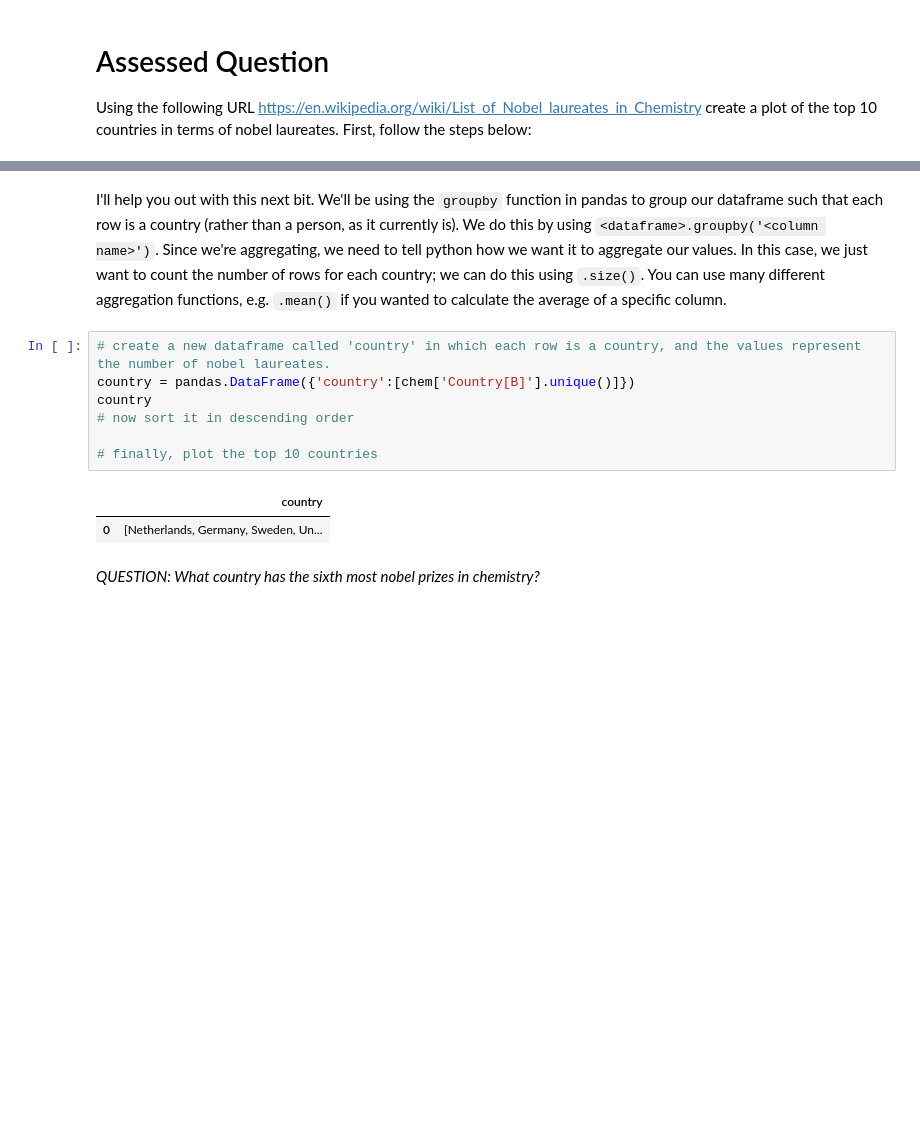
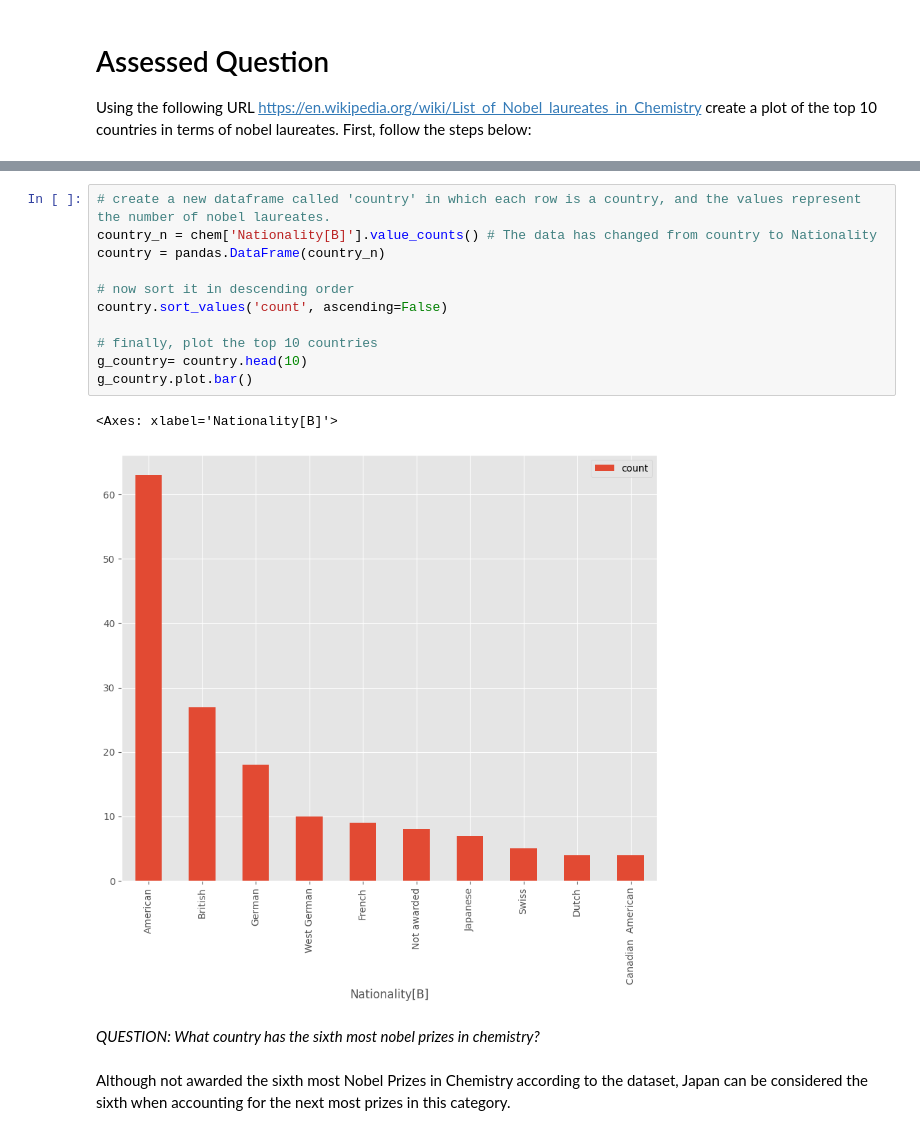
Before and after one commit to Jinyang920/QM2, a Jupyter notebook: notebooks/W02. Pandas.ipynb, the cells around one changed output, grey strips where cells are left out. Drawn from its saved outputs; the diff is of its cells as text; blank space fills up the shorter version.

```diff
--- a/notebooks/W02. Pandas.ipynb
+++ b/notebooks/W02. Pandas.ipynb
@@ -578,15 +583,19 @@ chem
 205 rows × 6 columns
-# %% [markdown]
-I'll help you out with this next bit. We'll be using the `groupby` function in pandas to group our dataframe such that each row is a country (rather than a person, as it currently is). We do this by using `<dataframe>.groupby('<column name>')`. Since we're aggregating, we need to tell python how we want it to aggregate our values. In this case, we just want to count the number of rows for each country; we can do this using `.size()`. You can use many different aggregation functions, e.g. `.mean()` if you wanted to calculate the average of a specific column.
 # %%
 # create a new dataframe called 'country' in which each row is a country, and the values represent the number of nobel laureates.
-country = pandas.DataFrame({'country':[chem['Country[B]'].unique()]})
-country
+country_n = chem['Nationality[B]'].value_counts() # The data has changed from country to Nationality
+country = pandas.DataFrame(country_n)
+
 # now sort it in descending order
+country.sort_values('count', ascending=False)
 
 # finally, plot the top 10 countries
+g_country= country.head(10)
+g_country.plot.bar()
 # %% [output]
-|  | country |
-| 0 | [Netherlands, Germany, Sweden, Un... |
+<Axes: xlabel='Nationality[B]'>
+[figure, added]
 # %% [markdown]
 *QUESTION: What country has the sixth most nobel prizes in chemistry?*
+# %% [markdown]
+Although not awarded the sixth most Nobel Prizes in Chemistry according to the dataset, Japan can be considered the sixth when accounting for the next most prizes in this category.
```
Also changed, not shown: parts of 14 cells of this notebook.
